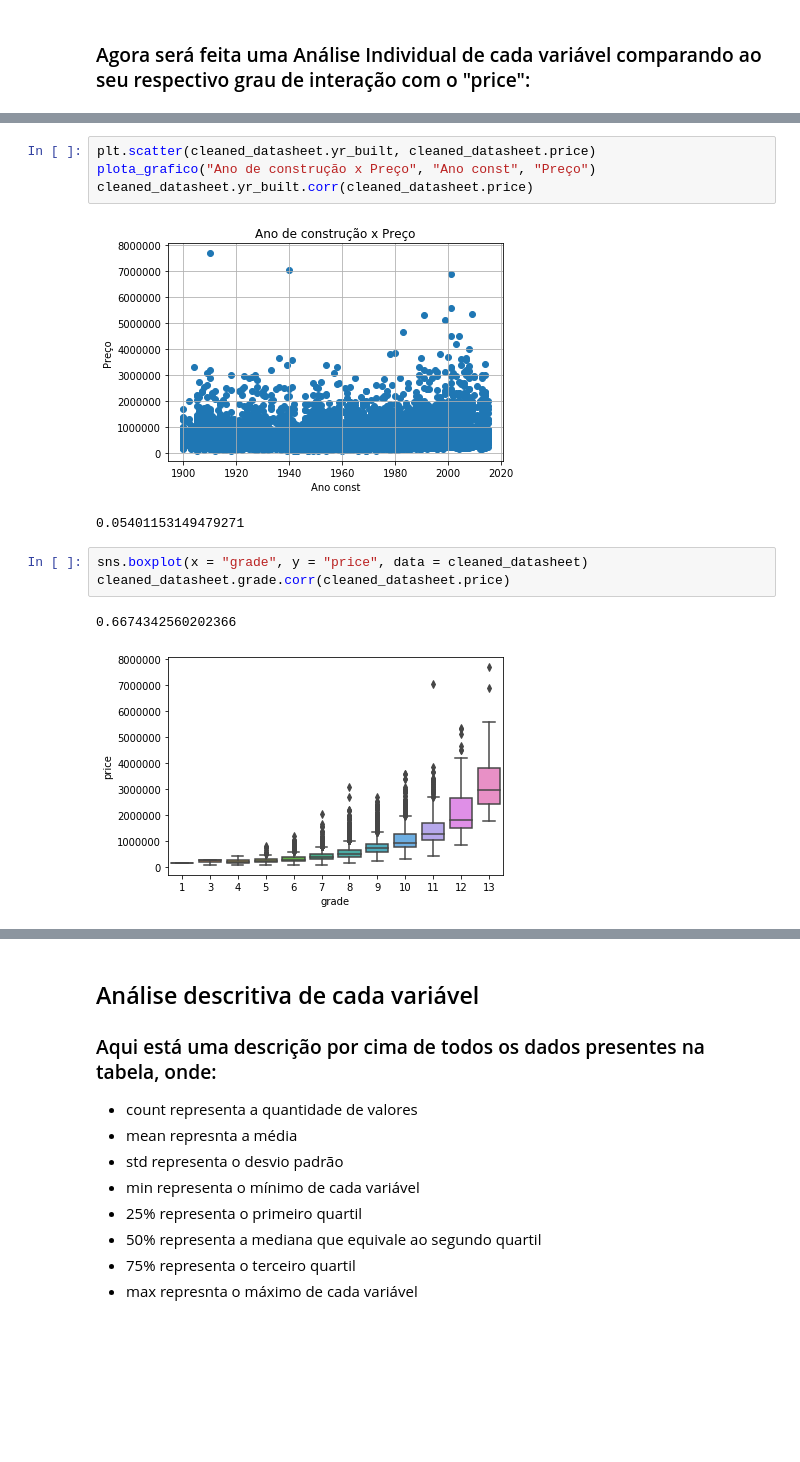
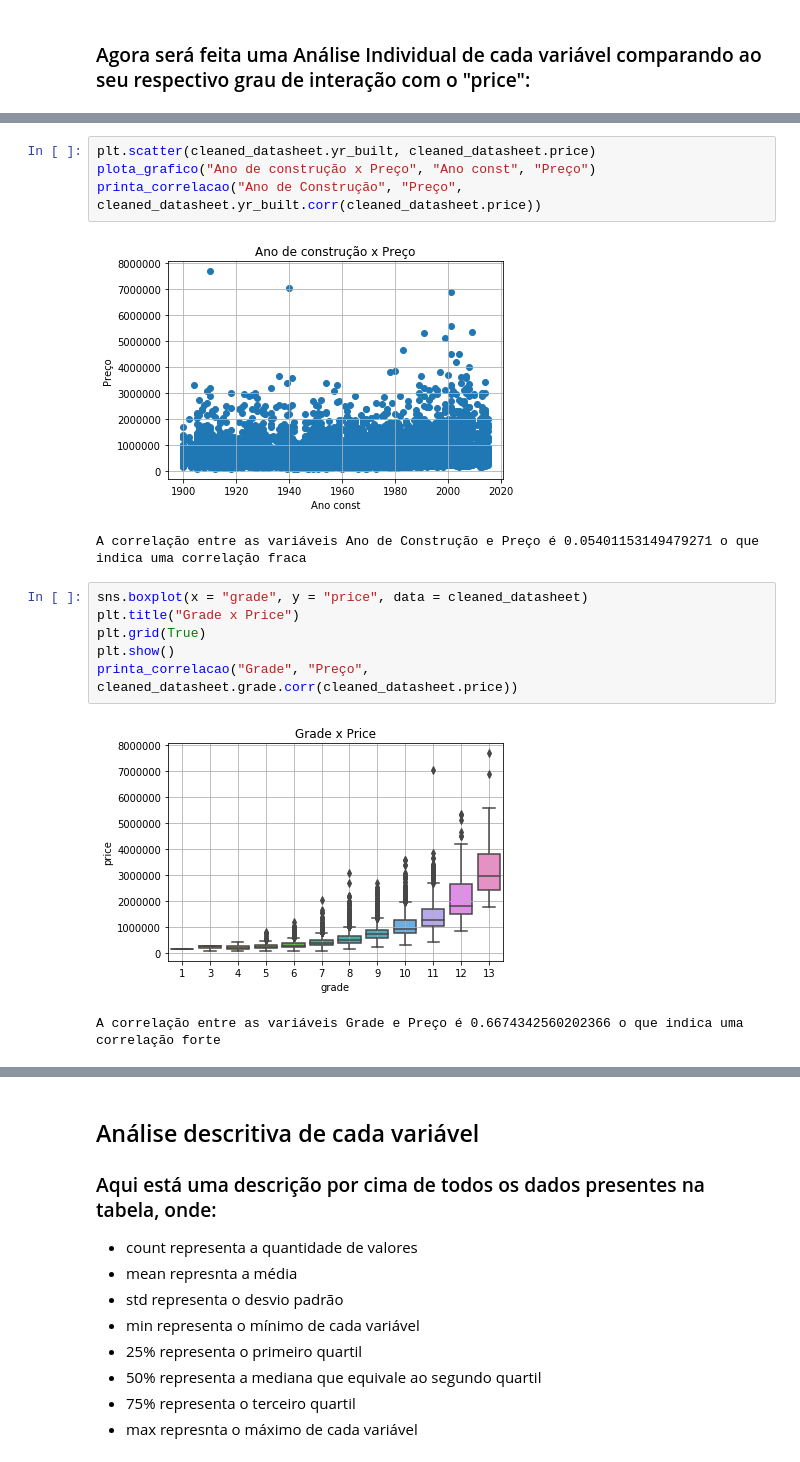
Before and after one commit to rafaelhbz/Projeto2_Cdados, a Jupyter notebook: Projeto2.ipynb, the cells around one changed output, grey strips where cells are left out. Drawn from its saved outputs; the diff is of its cells as text; blank space fills up the shorter version.

```diff
--- a/Projeto2.ipynb
+++ b/Projeto2.ipynb
@@ -283,16 +302,19 @@ cleaned_datasheet.sqft_basement.corr(cleaned_datasheet.price)
 # %%
 plt.scatter(cleaned_datasheet.yr_built, cleaned_datasheet.price)
 plota_grafico("Ano de construção x Preço", "Ano const", "Preço")
-cleaned_datasheet.yr_built.corr(cleaned_datasheet.price)
+printa_correlacao("Ano de Construção", "Preço", cleaned_datasheet.yr_built.corr(cleaned_datasheet.price))
 # %% [output]
 [figure]
-0.05401153149479271
+A correlação entre as variáveis Ano de Construção e Preço é 0.05401153149479271 o que indica uma correlação fraca
 # %%
 sns.boxplot(x = "grade", y = "price", data = cleaned_datasheet)
-cleaned_datasheet.grade.corr(cleaned_datasheet.price)
+plt.title("Grade x Price")
+plt.grid(True)
+plt.show()
+printa_correlacao("Grade", "Preço", cleaned_datasheet.grade.corr(cleaned_datasheet.price))
 # %% [output]
+[figure, new version]
-0.6674342560202366
+A correlação entre as variáveis Grade e Preço é 0.6674342560202366 o que indica uma correlação forte
-[figure, old version]
 # %%
 plt.scatter(cleaned_datasheet.lat,cleaned_datasheet.price)
 plota_grafico("Latitude x Preço", "Latitude", "Preço")
```
Also changed, not shown: parts of 43 cells of this notebook.
